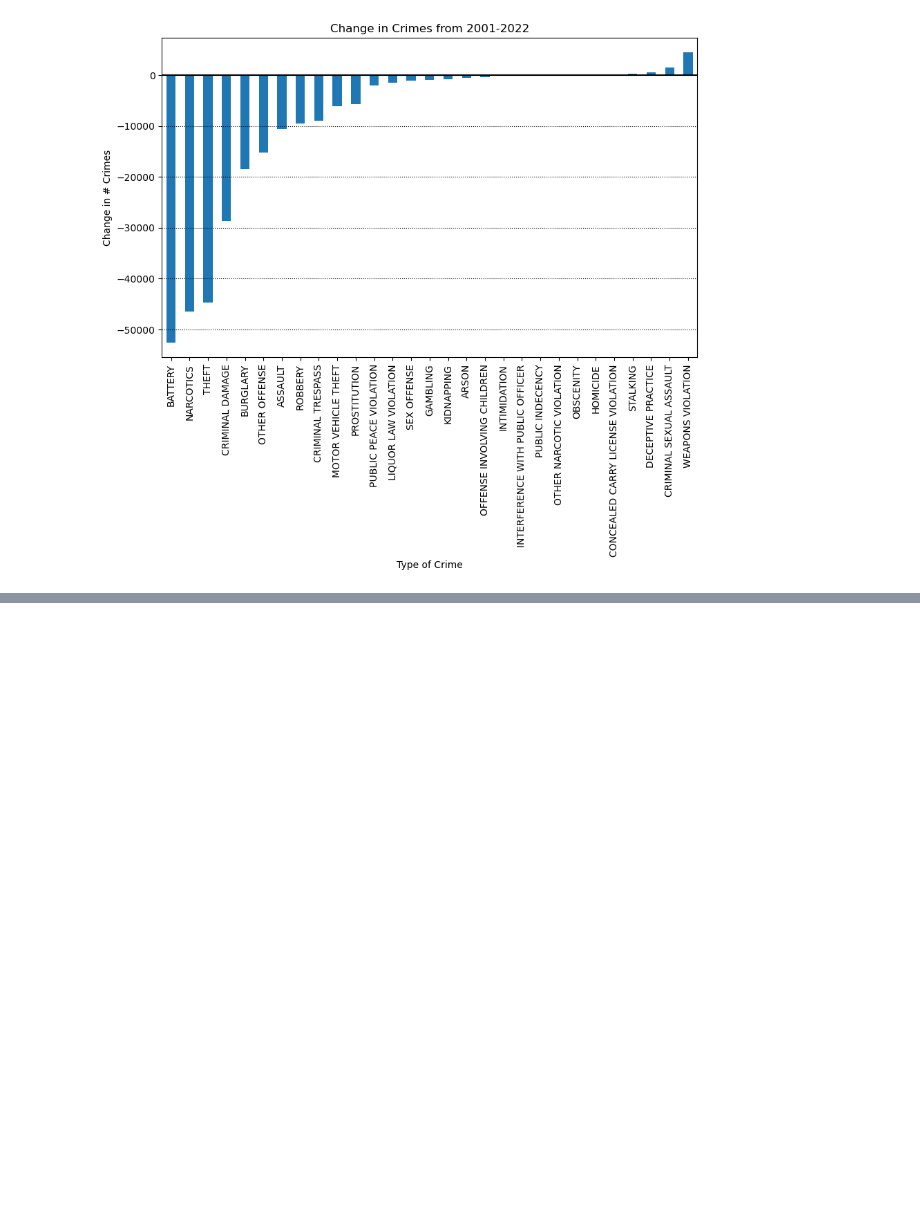
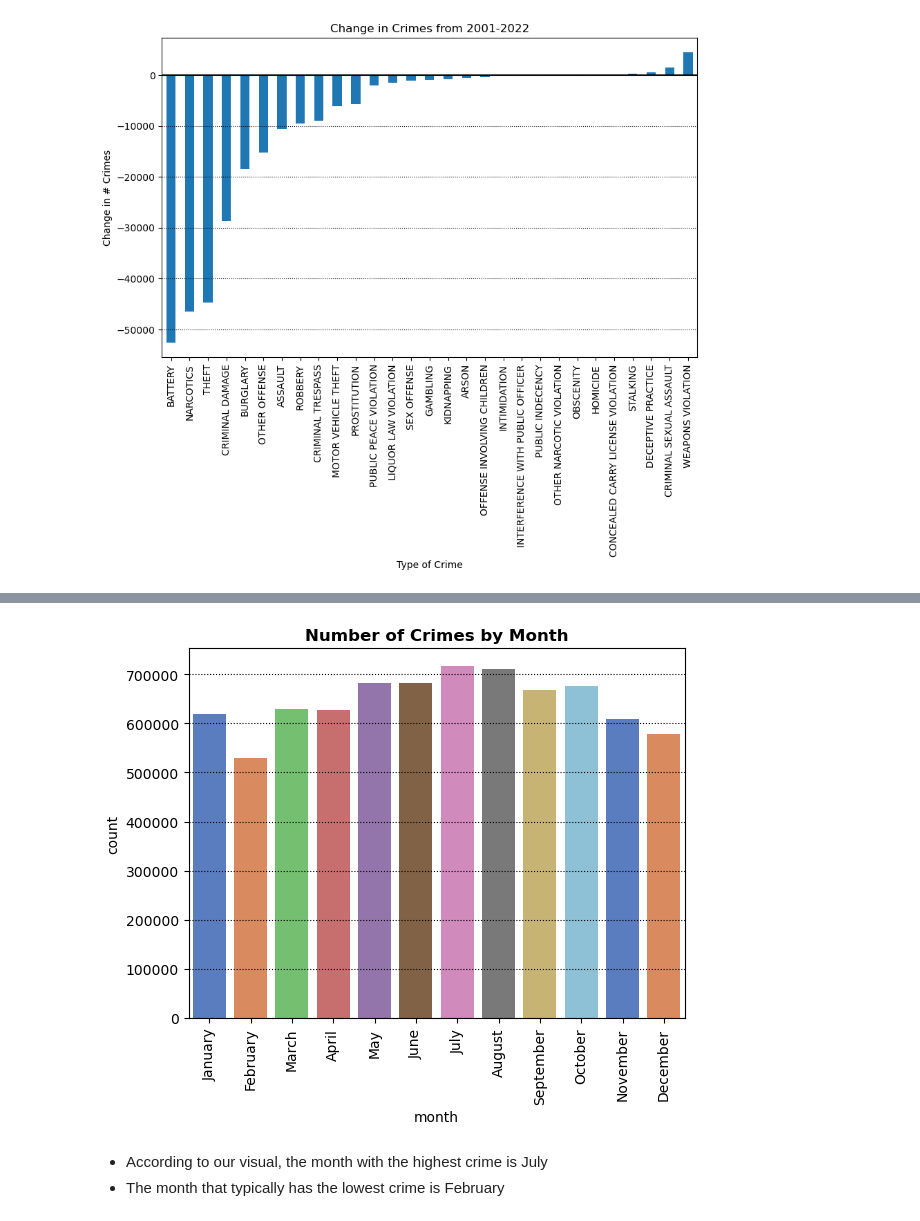
Before and after one commit to jakew4/Chicago-Crime-Data-Project, a Jupyter notebook: Part 1 - Answer reporter questions .ipynb, the cells around one changed output, grey strips where cells are left out. Drawn from its saved outputs; the diff is of its cells as text; code cells hidden in the pictures; blank space fills up the shorter version.

```diff
--- a/Part 1 - Answer reporter questions .ipynb
+++ b/Part 1 - Answer reporter questions .ipynb
@@ -287,0 +290,4 @@ ax.axhline(0,color='k');
+# %%
+eda_df = df1.reset_index()
+eda_df['month'] = eda_df['Datetime'].dt.month_name()
+eda_df
@@ -287,0 +308,11 @@ ax.axhline(0,color='k');
+# %%
+# plot crimes by month
+fig = sns.countplot(data=eda_df, x='month',palette='muted');
+plt.xticks(rotation=90);
+plt.grid(which= 'major',axis= 'y',color= 'k', ls=':')
+plt.title('Number of Crimes by Month', fontweight = 'bold');
+# %% [output]
+[figure, added]
+# %% [markdown]
+* According to our visual, the month with the highest crime is July
+* The month that typically has the lowest crime is February
```
Also changed, not shown: parts of 26 cells of this notebook.
